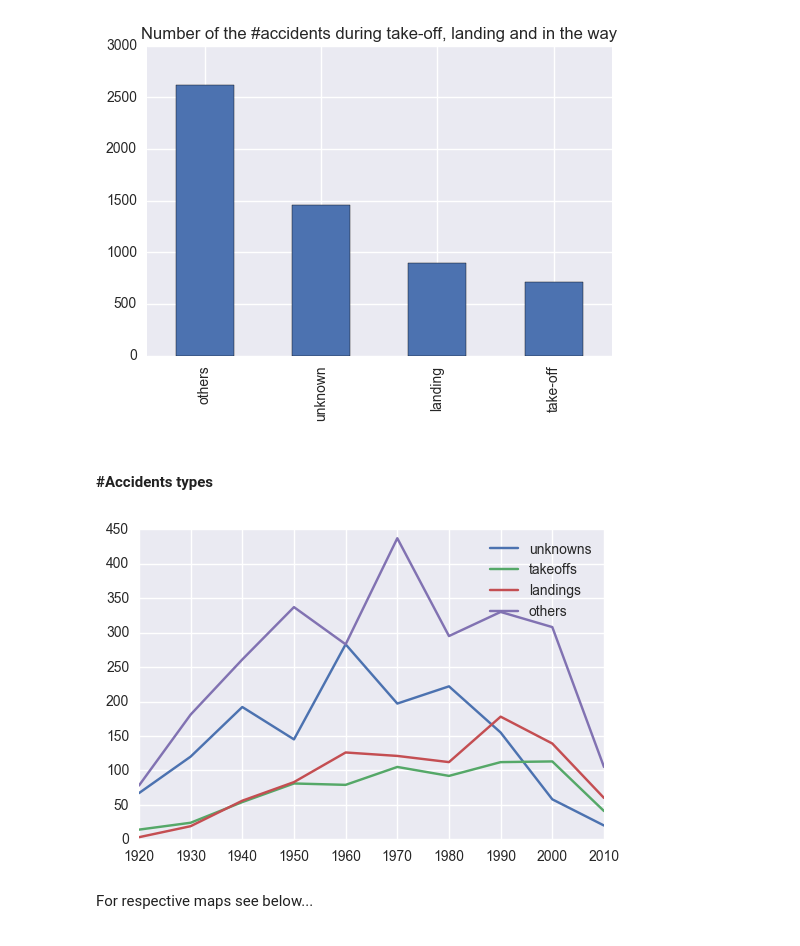
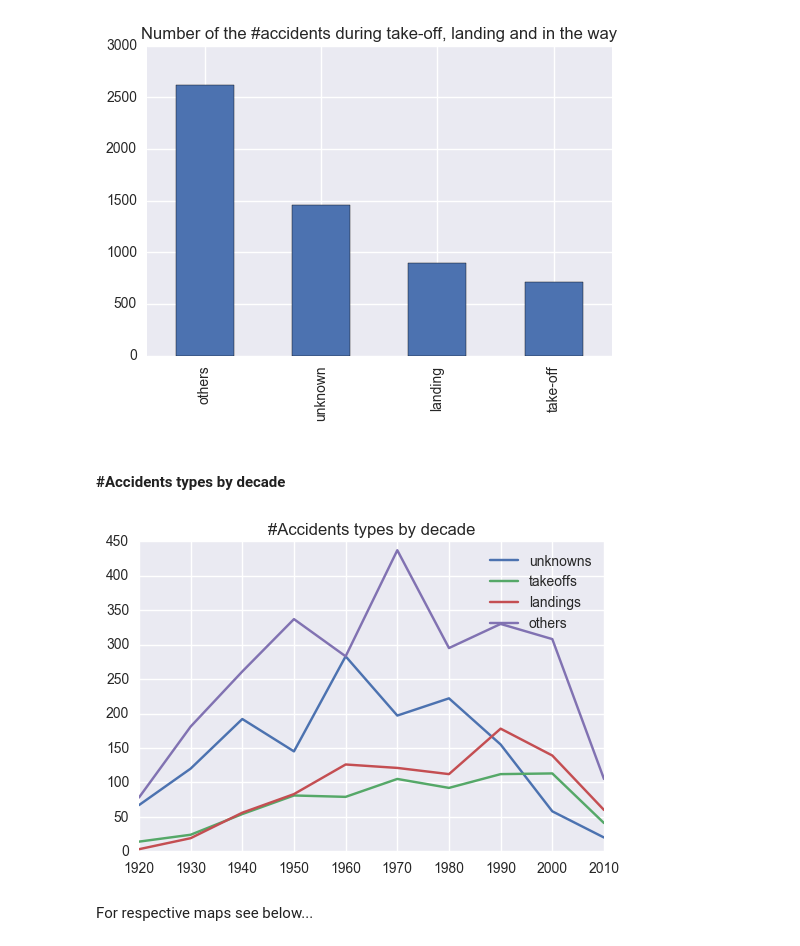
Before and after one commit to DanilBaibak/crash_planes, a Jupyter notebook: planecrashinfo.ipynb, the cells around one changed output. Drawn from its saved outputs; the diff is of its cells as text; code cells hidden in the pictures.

Commit message:
Improved 'accident type' part

```diff
--- a/planecrashinfo.ipynb
+++ b/planecrashinfo.ipynb
@@ -324,7 +302,7 @@ plt.xticks(range(4), [labels[key] for key in (ac_type_frequency.keys())])
  <a list of 4 Text xticklabel objects>)
 [figure]
 # %% [markdown]
-#### #Accidents types
+#### #Accidents types by decade
 # %%
 s = df.groupby((df.index.year // 10) * 10)['Accident_type'].agg('value_counts')
 years_range = np.arange(1920, 2020, 10)
@@ -340,13 +318,14 @@ for year in years_range:
 # %%
 ax1 = plt.plot(years_range, unknowns, label='unknowns')
 ax2 = plt.plot(years_range, takeoffs, label='takeoffs')
 ax3 = plt.plot(years_range, landings, label='landings')
 ax4 = plt.plot(years_range, others, label='others')
 
+plt.title('#Accidents types by decade')
 plt.legend()
 plt.show()
 # %% [output]
-[figure, old version]
+[figure, new version]
 # %% [markdown]
 For respective maps see below...
 # %% [markdown]
```
Also changed, not shown: parts of 3 cells of this notebook, 1 other file.
